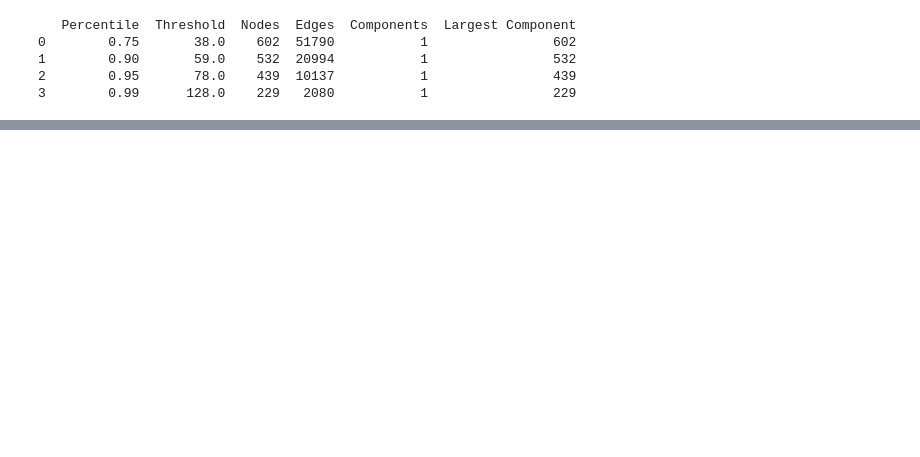
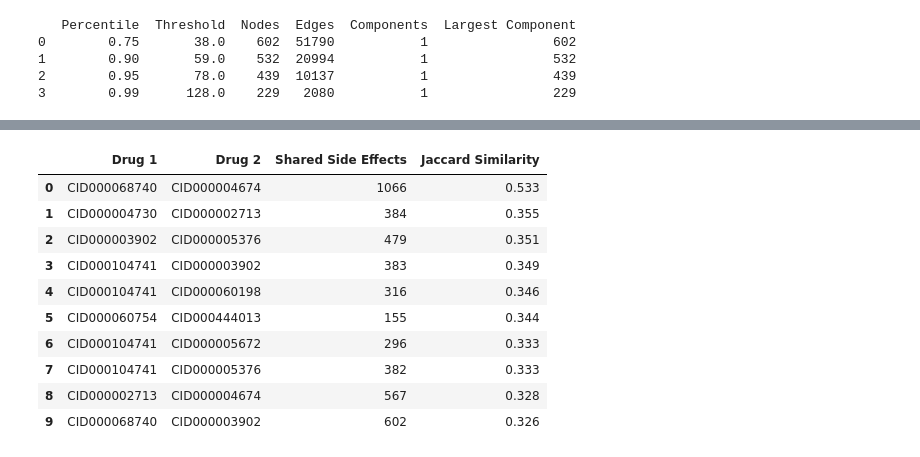
Before and after one commit to yanarabkova/Data620, a Jupyter notebook: Project2/Data620_Project2_YR.ipynb, the cells around one changed output, grey strips where cells are left out. Drawn from its saved outputs; the diff is of its cells as text; code cells hidden in the pictures; blank space fills up the shorter version.

```diff
--- a/Project2/Data620_Project2_YR.ipynb
+++ b/Project2/Data620_Project2_YR.ipynb
@@ -410,0 +501,41 @@ hyperbaric oxygen therapy
+# %%
+
+# Calculate Jaccard similarity for connected drug pairs
+drug_effects = {
+    drug: set(B.neighbors(drug))
+    for drug in drugs
+}
+
+for u, v, data in G_drugs.edges(data=True):
+    shared = data["weight"]
+    union = len(drug_effects[u]) + len(drug_effects[v]) - shared
+    data["jaccard"] = shared / union if union else 0
+
+# Show the most similar drug pairs
+top_pairs = sorted(
+    G_drugs.edges(data=True),
+    key=lambda x: x[2]["jaccard"],
+    reverse=True
+)[:10]
+
+pd.DataFrame([
+    {
+        "Drug 1": u,
+        "Drug 2": v,
+        "Shared Side Effects": d["weight"],
+        "Jaccard Similarity": round(d["jaccard"], 3)
+    }
+    for u, v, d in top_pairs
+])
+# %% [output]
+|  | Drug 1 | Drug 2 | Shared Side Effects | Jaccard Similarity |
+| 0 | CID000068740 | CID000004674 | 1066 | 0.533 |
+| 1 | CID000004730 | CID000002713 | 384 | 0.355 |
+| 2 | CID000003902 | CID000005376 | 479 | 0.351 |
+| 3 | CID000104741 | CID000003902 | 383 | 0.349 |
+| 4 | CID000104741 | CID000060198 | 316 | 0.346 |
+| 5 | CID000060754 | CID000444013 | 155 | 0.344 |
+| 6 | CID000104741 | CID000005672 | 296 | 0.333 |
+| 7 | CID000104741 | CID000005376 | 382 | 0.333 |
+| 8 | CID000002713 | CID000004674 | 567 | 0.328 |
+| 9 | CID000068740 | CID000003902 | 602 | 0.326 |
```
Also changed, not shown: parts of 16 cells of this notebook.
